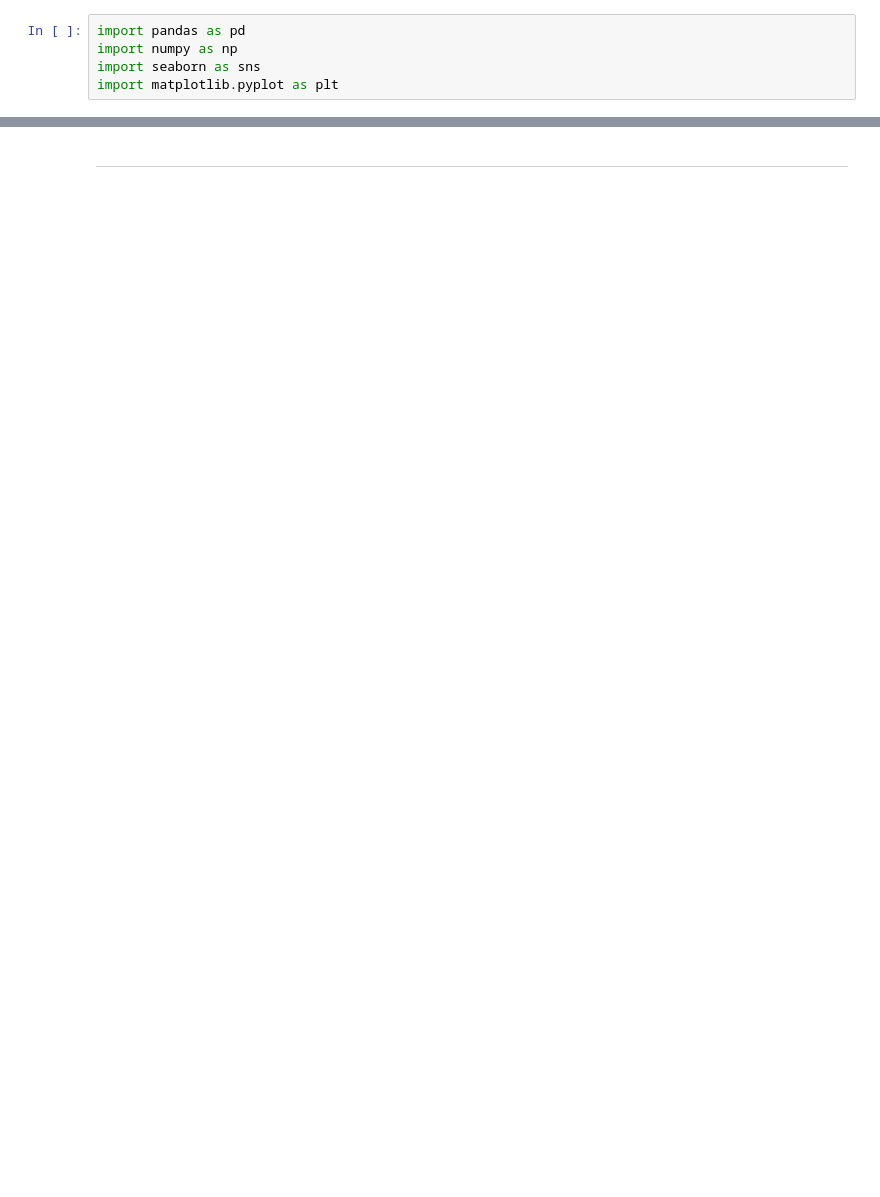
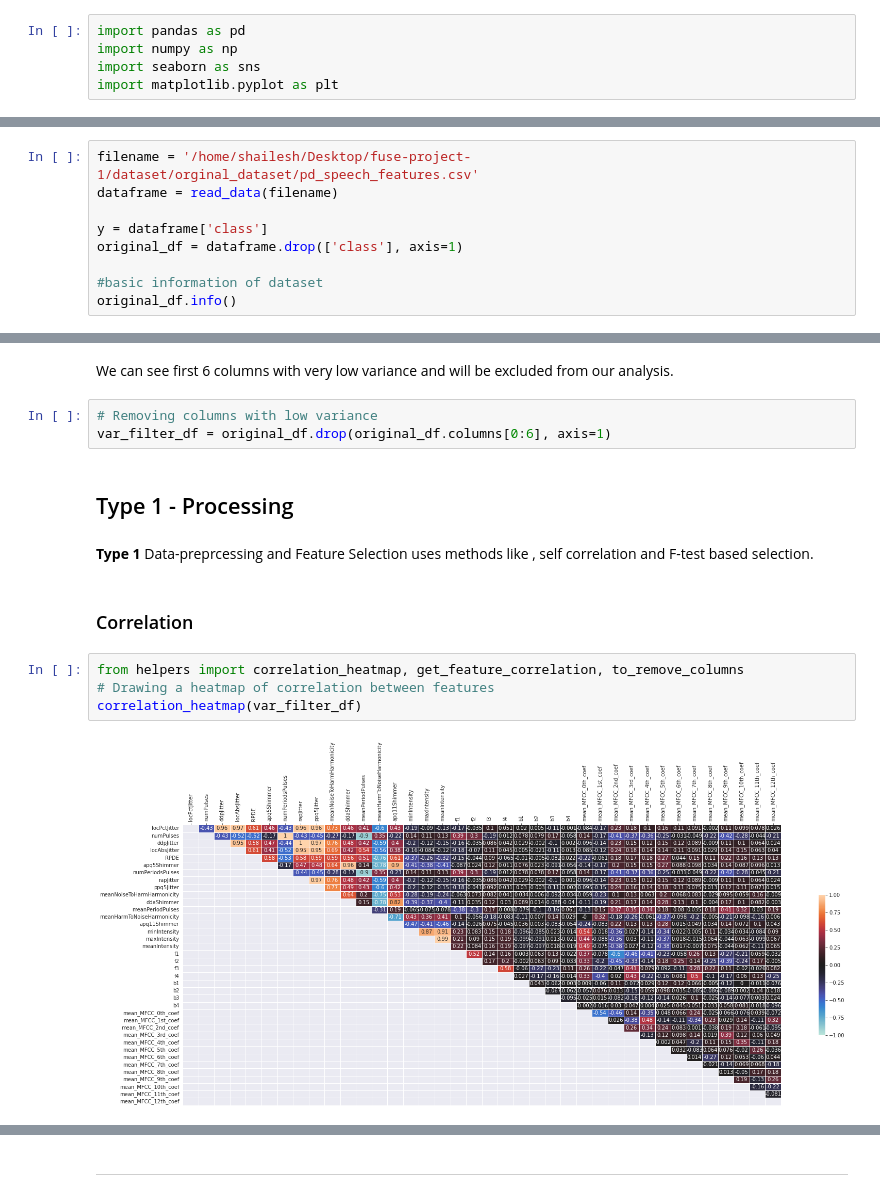
Before and after one commit to ShaileshAdhikari/parkinsons_classification, a Jupyter notebook: dataset/dataprocessing.ipynb, the cells around one changed output, grey strips where cells are left out. Drawn from its saved outputs; the diff is of its cells as text; blank space fills up the shorter version.

Commit message:
dataprocessing.ipynb with initial dataprocessing of Type 1 and Type 2

```diff
--- a/dataset/dataprocessing.ipynb
+++ b/dataset/dataprocessing.ipynb
@@ -230,0 +41,9 @@ from_mutual_info = list(feature_test_2_df.index)[-7:]
+# %%
+filename = '/home/shailesh/Desktop/fuse-project-1/dataset/orginal_dataset/pd_speech_features.csv'
+dataframe = read_data(filename)
+
+y = dataframe['class']
+original_df = dataframe.drop(['class'], axis=1)
+
+#basic information of dataset
+original_df.info()
@@ -230,0 +97,17 @@ from_mutual_info = list(feature_test_2_df.index)[-7:]
+# %% [markdown]
+We can see first 6 columns with very low variance and will be excluded from our analysis.
+# %%
+# Removing columns with low variance
+var_filter_df = original_df.drop(original_df.columns[0:6], axis=1)
+# %% [markdown]
+## Type 1 - Processing
+# %% [markdown]
+**Type 1** Data-preprcessing and Feature Selection uses methods like , self correlation and  F-test based selection.
+# %% [markdown]
+### Correlation
+# %%
+from helpers import correlation_heatmap, get_feature_correlation, to_remove_columns
+# Drawing a heatmap of correlation between features
+correlation_heatmap(var_filter_df)
+# %% [output]
+[figure, added]
```
Also changed, not shown: parts of 83 cells of this notebook.
